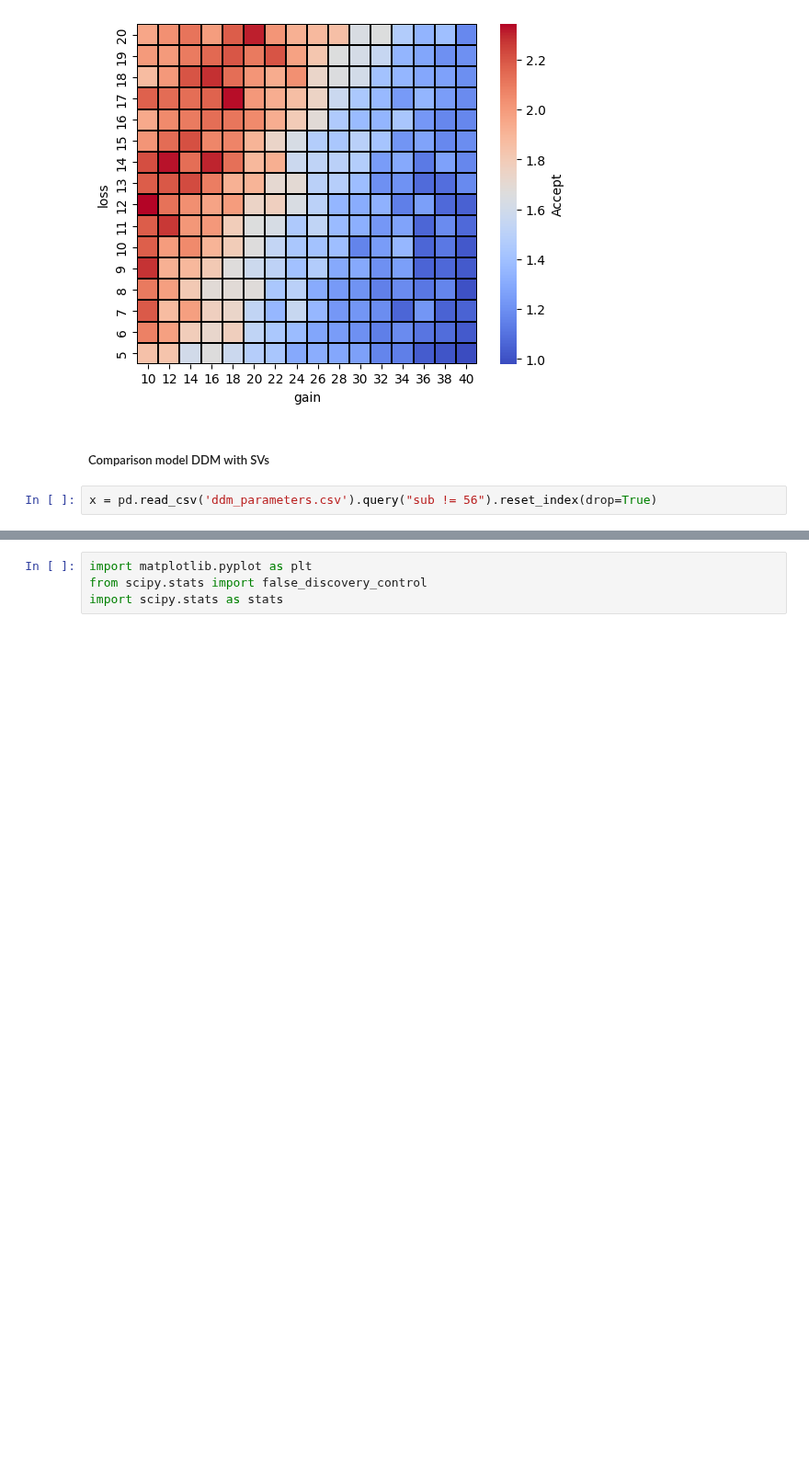
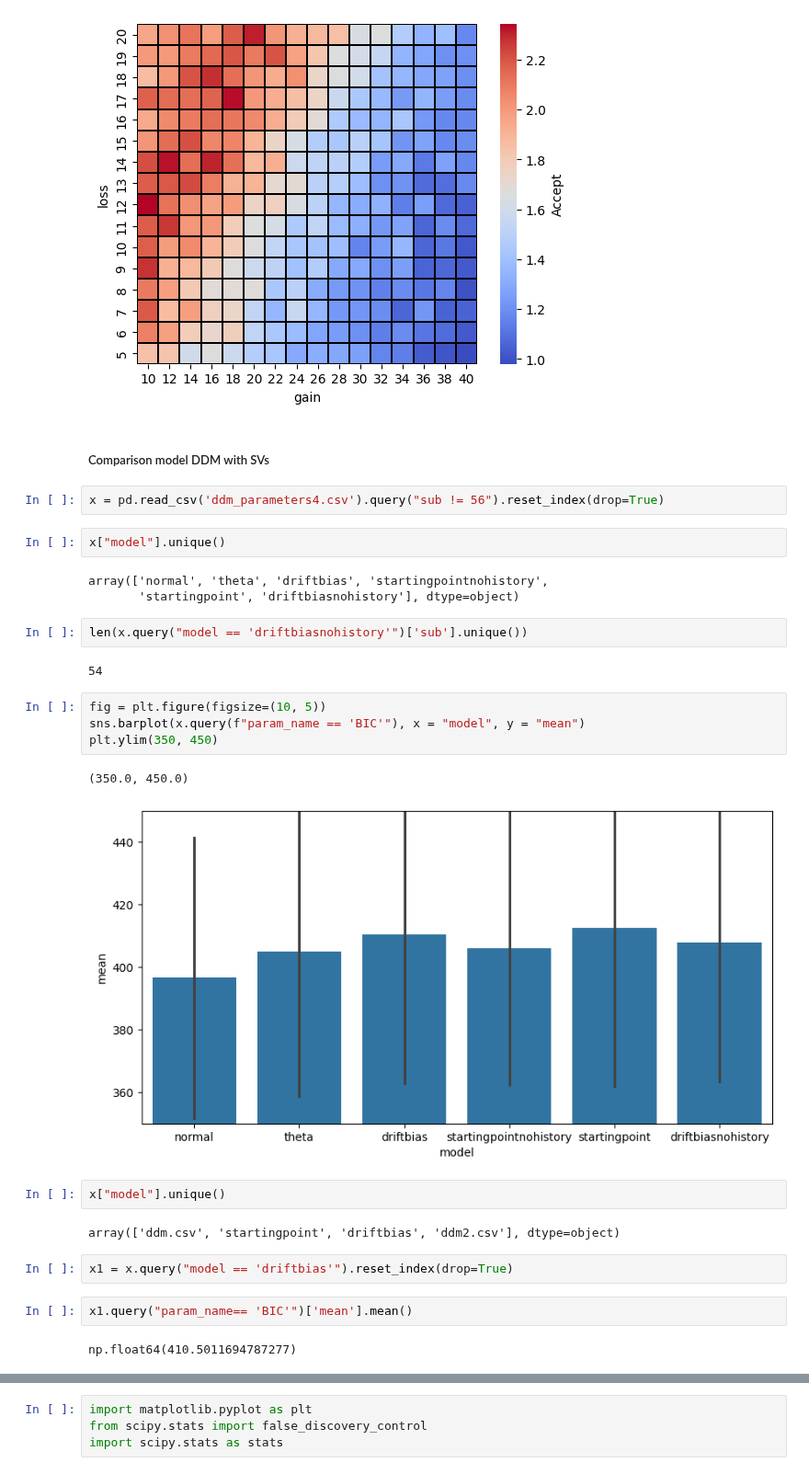
Before and after one commit to GusStgoReyes/riskyneuroarousal, a Jupyter notebook: data/2ddm.ipynb, the cells around one changed output, grey strips where cells are left out. Shown at 92% size. Saved outputs shown, nothing was run; the diff lists cells and outputs as text; blank space fills up the shorter version.

```diff
--- a/data/2ddm.ipynb
+++ b/data/2ddm.ipynb
@@ -58,4 +59,30 @@ ax = sns.heatmap(hmap_data, cmap='coolwarm', cbar_kws={'label': 'Accept'}, squar
 # %% [markdown]
 ##### Comparison model DDM with SVs
 # %%
-x = pd.read_csv('ddm_parameters.csv').query("sub != 56").reset_index(drop=True)
+x = pd.read_csv('ddm_parameters4.csv').query("sub != 56").reset_index(drop=True)
+# %%
+x["model"].unique()
+# %% [output]
+array(['normal', 'theta', 'driftbias', 'startingpointnohistory',
+       'startingpoint', 'driftbiasnohistory'], dtype=object)
+# %%
+len(x.query("model == 'driftbiasnohistory'")['sub'].unique())
+# %% [output]
+54
+# %%
+fig = plt.figure(figsize=(10, 5))
+sns.barplot(x.query(f"param_name == 'BIC'"), x = "model", y = "mean")
+plt.ylim(350, 450)
+# %% [output]
+(350.0, 450.0)
+[figure, added]
+# %%
+x["model"].unique()
+# %% [output]
+array(['ddm.csv', 'startingpoint', 'driftbias', 'ddm2.csv'], dtype=object)
+# %%
+x1 = x.query("model == 'driftbias'").reset_index(drop=True)
+# %%
+x1.query("param_name== 'BIC'")['mean'].mean()
+# %% [output]
+np.float64(410.5011694787277)
```
Also changed, not shown: parts of 11 cells of this notebook, 2 other files.
